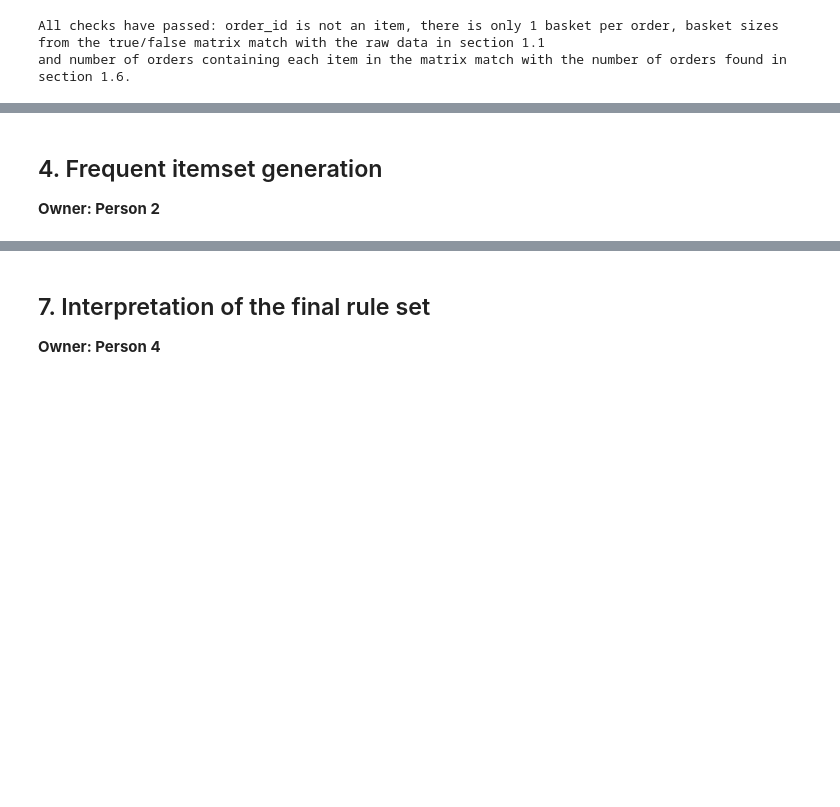
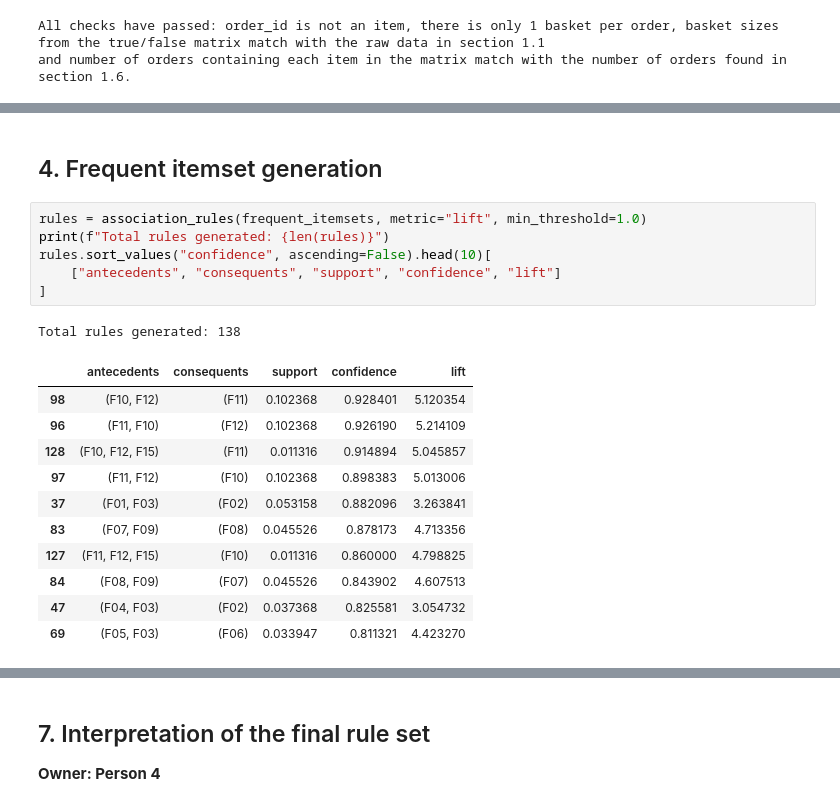
Before and after one commit to tanuiivy/bbt4106-202604-D4-association-rules, a Jupyter notebook: lab_submission/bbt4106-202604-D4-association-rules.ipynb, the cells around one changed output, grey strips where cells are left out. Cells and saved outputs as stored; diff of their text form; blank space fills up the shorter version.

```diff
--- a/lab_submission/bbt4106-202604-D4-association-rules.ipynb
+++ b/lab_submission/bbt4106-202604-D4-association-rules.ipynb
@@ -450,3 +550,21 @@ and number of orders containing each item in the matrix match with the number of
 # %% [markdown]
 ## 4. Frequent itemset generation
-**Owner: Person 2**
+# %%
+rules = association_rules(frequent_itemsets, metric="lift", min_threshold=1.0)
+print(f"Total rules generated: {len(rules)}")
+rules.sort_values("confidence", ascending=False).head(10)[
+    ["antecedents", "consequents", "support", "confidence", "lift"]
+]
+# %% [output]
+Total rules generated: 138
+|  | antecedents | consequents | support | confidence | lift |
+| 98 | (F10, F12) | (F11) | 0.102368 | 0.928401 | 5.120354 |
+| 96 | (F11, F10) | (F12) | 0.102368 | 0.926190 | 5.214109 |
+| 128 | (F10, F12, F15) | (F11) | 0.011316 | 0.914894 | 5.045857 |
+| 97 | (F11, F12) | (F10) | 0.102368 | 0.898383 | 5.013006 |
+| 37 | (F01, F03) | (F02) | 0.053158 | 0.882096 | 3.263841 |
+| 83 | (F07, F09) | (F08) | 0.045526 | 0.878173 | 4.713356 |
+| 127 | (F11, F12, F15) | (F10) | 0.011316 | 0.860000 | 4.798825 |
+| 84 | (F08, F09) | (F07) | 0.045526 | 0.843902 | 4.607513 |
+| 47 | (F04, F03) | (F02) | 0.037368 | 0.825581 | 3.054732 |
+| 69 | (F05, F03) | (F06) | 0.033947 | 0.811321 | 4.423270 |
```
Also changed, not shown: parts of 24 cells of this notebook.
